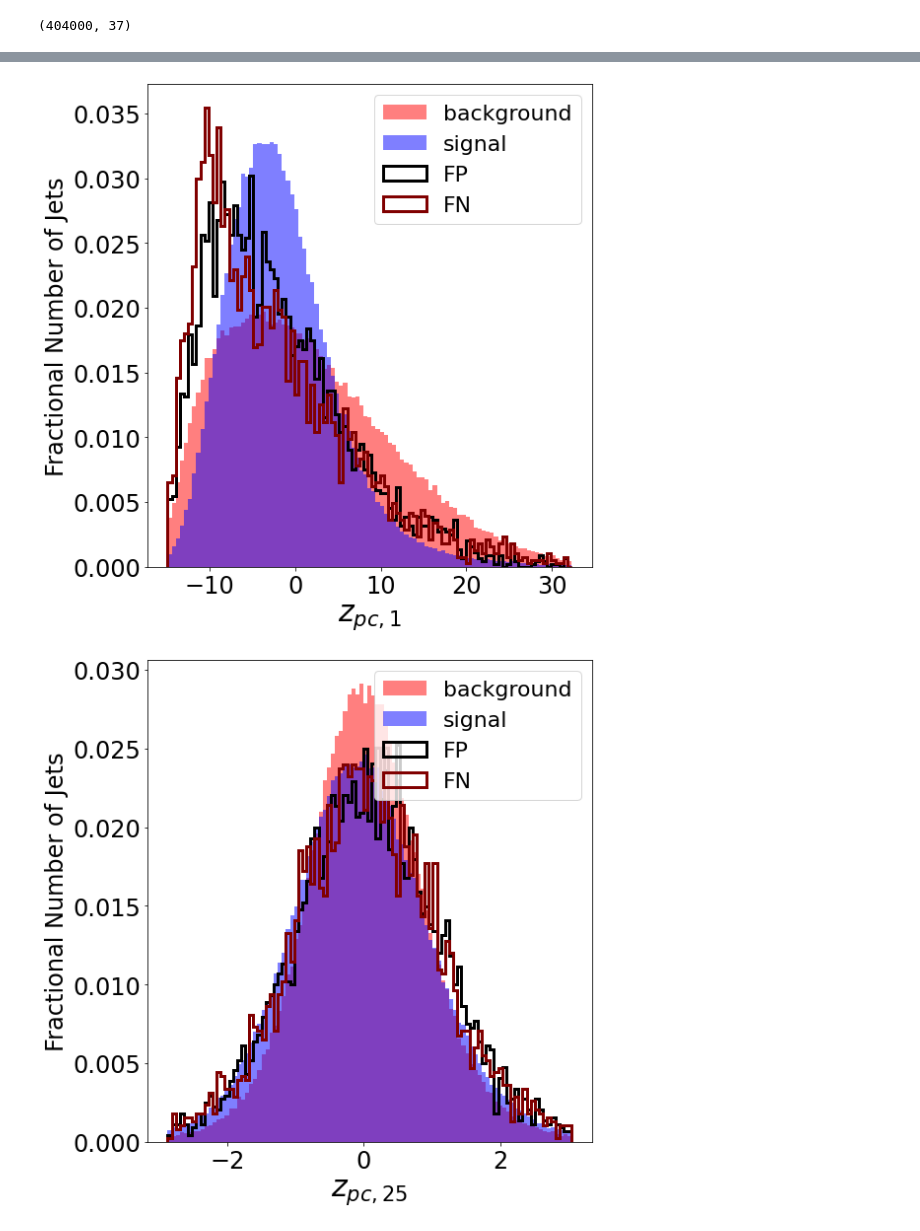
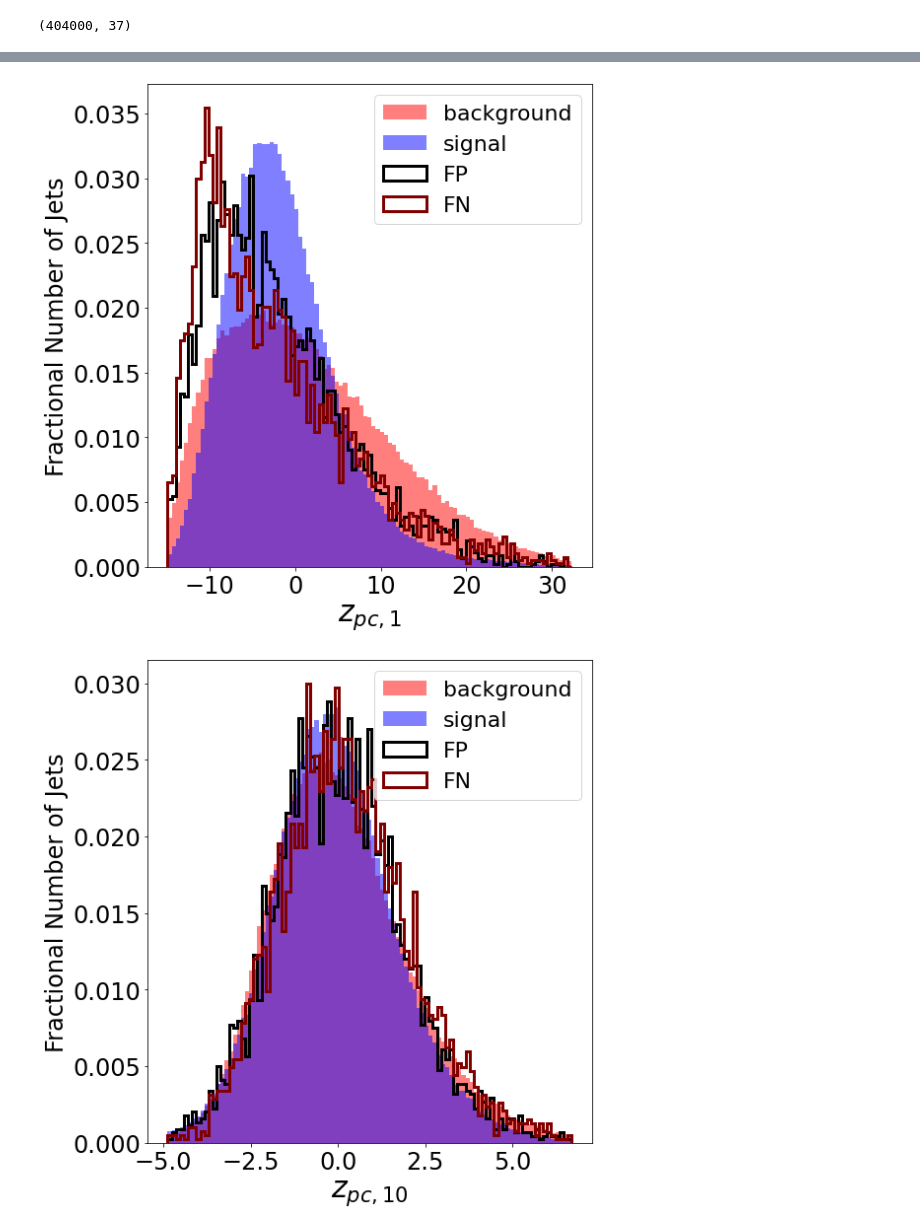
Before and after one commit to yorkiva/PFIN4UQAD, a Jupyter notebook: evaluation/UQ-Explorer.ipynb, the cells around one changed output, grey strips where cells are left out. Drawn from its saved outputs; the diff is of its cells as text; code cells hidden in the pictures.

```diff
--- a/evaluation/UQ-Explorer.ipynb
+++ b/evaluation/UQ-Explorer.ipynb
@@ -56,13 +57,18 @@ if dataset == 'JNqgmerged':
     true_classes = [0, 1, 2, 3] # 0: g/q, 1:t, 2:w, 3:z
     names = ['QCD', 'top quarks', 'W bosons', 'Z bosons']
 # %%
-model_results = {}
+try:
+    del model_results
+    gc.collect()
+except:
+    model_results = {}
 
 for modelname in result_files:
     if 'best' in modelname:
         mname = modelname[20:-3]
     else:
         mname = modelname[15:-3]
+    print(mname)
     filename = os.path.join(results_dir, modelname)
 
     f = h5py.File(filename, "r")
@@ -140,7 +154,7 @@ for tag in tags:
     for ii,key in enumerate(keys):
         probs, uncs = model_results[key]['probs'][:Nsample], model_results[key]['uncs'][:Nsample]
 
-        entropy = -np.sum(probs * np.log(probs), axis=1)
+        entropy = -np.nansum(probs * np.log(probs), axis=1)
 
         plt.plot(entropy, uncs, linestyle = 'None', marker='.', label=key)
 
@@ -424,20 +420,21 @@ from sklearn.decomposition import PCA
 
 #only works for EDL models
 model2explore = "topdata_nominal_baseline"
-labels, preds, uncs, latents = model_results[model2explore]['labels'], model_results[model2explore]['preds'], \
-                               model_results[model2explore]['uncs'],   model_results[model2explore]['latents']
+labels, preds, uncs, latents, oods = model_results[model2explore]['labels'], model_results[model2explore]['preds'], \
+                                     model_results[model2explore]['uncs'],   model_results[model2explore]['latents'], \
+                                     model_results[model2explore]['oods']
 
 
 pca = PCA(n_components=0.99)
-pca.fit(latents)
+pca.fit(latents[~oods])
 
 latents_pca = pca.fit_transform(latents)
 latents_pca.shape
 # %% [output]
 (404000, 37)
 # %%
-pc2plot = [0, 1, 25]
-colors=['red', 'blue', 'green', 'orange', 'purple']
+pc2plot = [0, 1, 10]
+colors=['red', 'blue', 'green', 'orange', 'purple', 'brown', 'pink', 'lime', 'cyan', 'gold']
 unc_thr = 0.8
 fp_fn = True
 nbins = 100
@@ -451,7 +448,7 @@ for ii in pc2plot:
         mrs.append(np.percentile(data, 99.5))
         mls.append(np.percentile(data, 0.5))
 
-    false_data = latents_pca[(labels != preds) & (uncs > unc_thr), ii]
+    false_data = latents_pca[(labels != preds) & (uncs > unc_thr) & ~oods, ii]
 
     mr = max(mrs)
     ml = min(mls)
@@ -460,33 +457,33 @@ for ii in pc2plot:
         bkg_data = latents_pca[labels == i, ii]
         plt.hist(bkg_data, bins=np.arange(ml,mr,m/nbins), label=names[i],
                  color=colors[i], alpha=0.5, weights = (1./len(bkg_data)) * np.ones_like(bkg_data))
 
     if "topdata" in model2explore and fp_fn:
         fp_indices_lu = (labels == 0) & (preds >= 0.5) & (uncs > unc_thr)
         fn_indices_lu = (labels == 1) & (preds < 0.5)  &  (uncs > unc_thr)
 
         fp_data = latents_pca[fp_indices_lu, ii]
         fn_data = latents_pca[fn_indices_lu, ii]
 
         plt.hist(fp_data, bins=np.arange(ml,mr,m/nbins), label='FP',
                  color='black',  histtype='step', linewidth = 3,
                  weights = (1./len(fp_data)) * np.ones_like(fp_data))
         plt.hist(fn_data, bins=np.arange(ml,mr,m/nbins), label='FN',
                  color='maroon', histtype='step', linewidth = 3,
                  weights = (1./len(fn_data)) * np.ones_like(fn_data))
-    else:
+    elif fp_fn:
         plt.hist(false_data, bins=np.arange(ml,mr,m/nbins), label='Incorrect',
                  color='black',  histtype='step', linewidth = 3,
                  weights = (1./len(false_data)) * np.ones_like(false_data))
 
     plt.xlabel('$z_{pc,' + '{}'.format(ii) + '}$', fontsize=30)
     plt.ylabel("Fractional Number of Jets", fontsize = 24)
     plt.tick_params(axis='both', which='major', labelsize=24)
     plt.legend(fontsize = 22)
     plt.tight_layout()
     plt.show()
     #plt.savefig("figures/zpca_{}_{}.pdf".format(ii, label))
 # %% [output]
 [figure]
-[figure, old version]
+[figure, new version]
-[figure, old version]
+[figure, new version]
```
Also changed, not shown: parts of 11 cells of this notebook, 4 other files.
